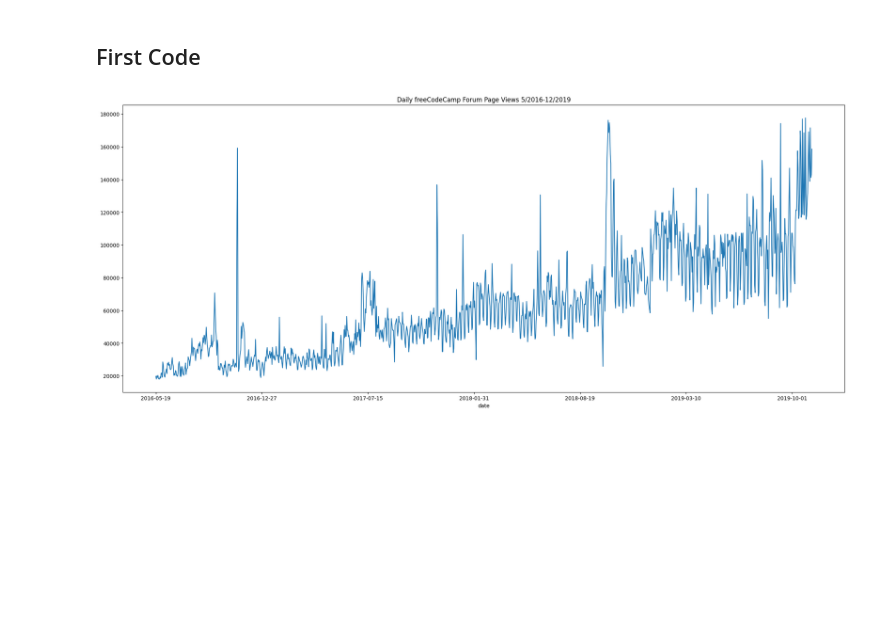
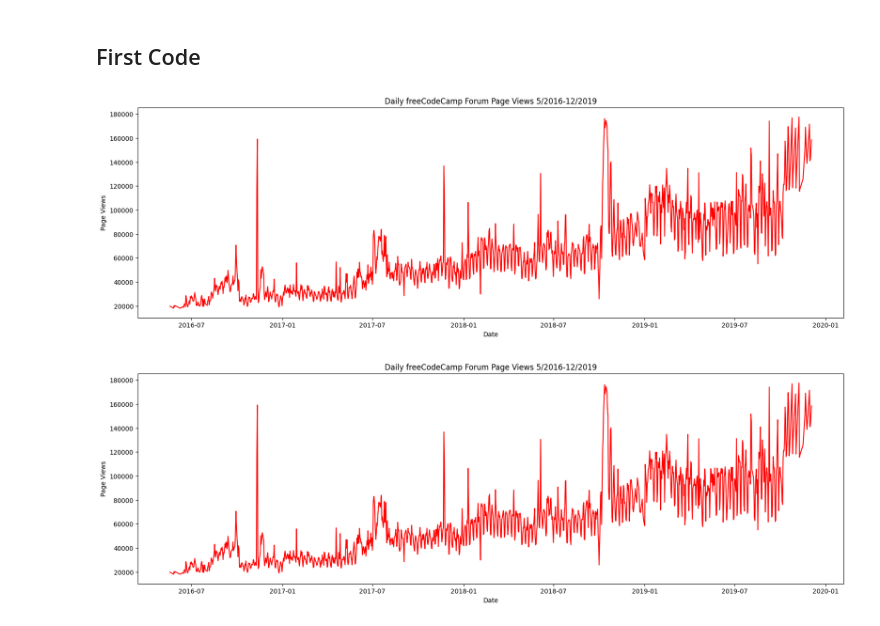
Before and after one commit to Edgaus/Arithmetic-Formatter, a Jupyter notebook: Page View Time Series Visualizer.ipynb, the cells around one changed output. Cells and saved outputs as stored; diff of their text form; code cells hidden in the pictures; blank space fills up the shorter version.

Commit message:
Finish step 1
Finish draw_line_plot

```diff
--- a/Page View Time Series Visualizer.ipynb
+++ b/Page View Time Series Visualizer.ipynb
@@ -23,21 +23,27 @@ from pandas.plotting import register_matplotlib_converters
 register_matplotlib_converters()
 
 # Import data (Make sure to parse dates. Consider setting index column to 'date'.)
-df = pd.read_csv('fcc-forum-pageviews.csv', index_col='date')
+df = pd.read_csv('fcc-forum-pageviews.csv')  # , index_col='date'
 
 # Clean data
 df =  df[( df['value'] >  df['value'].quantile(0.025))  & (df['value'] <  df['value'].quantile(0.975))]
+df['date'] = pd.to_datetime(df['date'], format='%Y-%m-%d')
+df = df.set_index('date')
 
-
-
-
-ticks = ['2016-07-01', '2017-01-01', '2017-07-01', '2018-01-01', '2018-07-01', '2019-01-01', '2019-07-01' ]
-ax = df.loc['2016-05-19':'2019-12-03'].plot(figsize=(25,10), legend=False, title = 'Daily freeCodeCamp Forum Page Views 5/2016-12/2019' )
 
 
 
 def draw_line_plot():
     # Draw line plot
+
+    fig = plt.figure(figsize=(20,6))
+
+    plt.xlabel('Date')
+    plt.ylabel('Page Views')
+    plt.title('Daily freeCodeCamp Forum Page Views 5/2016-12/2019')
+    plt.plot( df.loc['2016-05-19':'2019-12-03'], color = 'red')
+
+
 
     # Save image and return fig (don't change this part)
     fig.savefig('line_plot.png')
@@ -46,32 +52,36 @@ def draw_line_plot():
 def draw_bar_plot():
     # Copy and modify data for monthly bar plot
     df_bar = None
 
     # Draw bar plot
 
 
 
 
 
     # Save image and return fig (don't change this part)
-    fig.savefig('bar_plot.png')
+    fig.savefig('bar_plot.png' )
     return fig
 
 def draw_box_plot():
     # Prepare data for box plots (this part is done!)
     df_box = df.copy()
     df_box.reset_index(inplace=True)
     df_box['year'] = [d.year for d in df_box.date]
     df_box['month'] = [d.strftime('%b') for d in df_box.date]
 
     # Draw box plots (using Seaborn)
 
 
 
 
 
     # Save image and return fig (don't change this part)
     fig.savefig('box_plot.png')
     return fig
+
+
+draw_line_plot()
 # %% [output]
-[figure, old version]
+[figure, new version]
+[figure, added]
```
Also changed, not shown: parts of 1 cell of this notebook, 1 other file.
